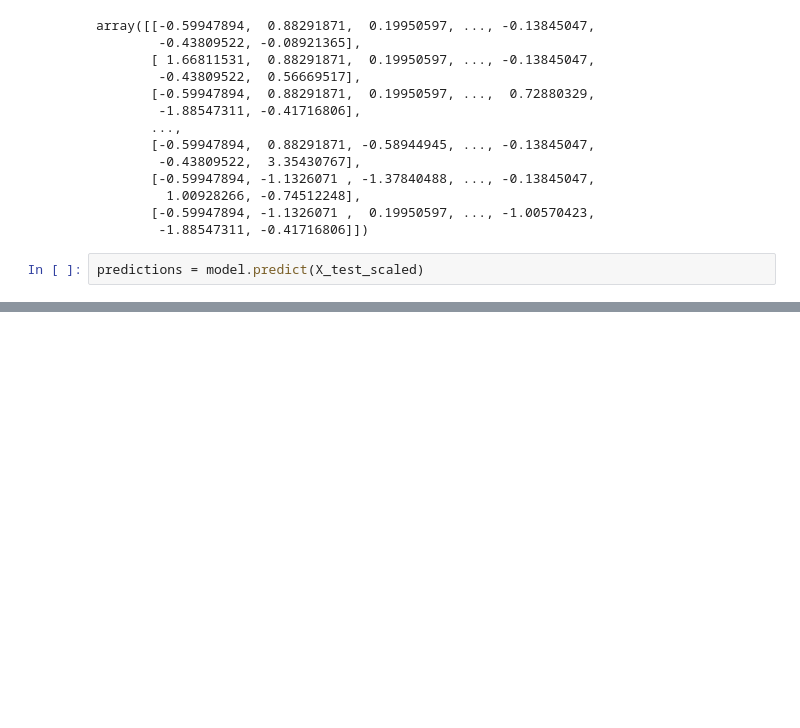
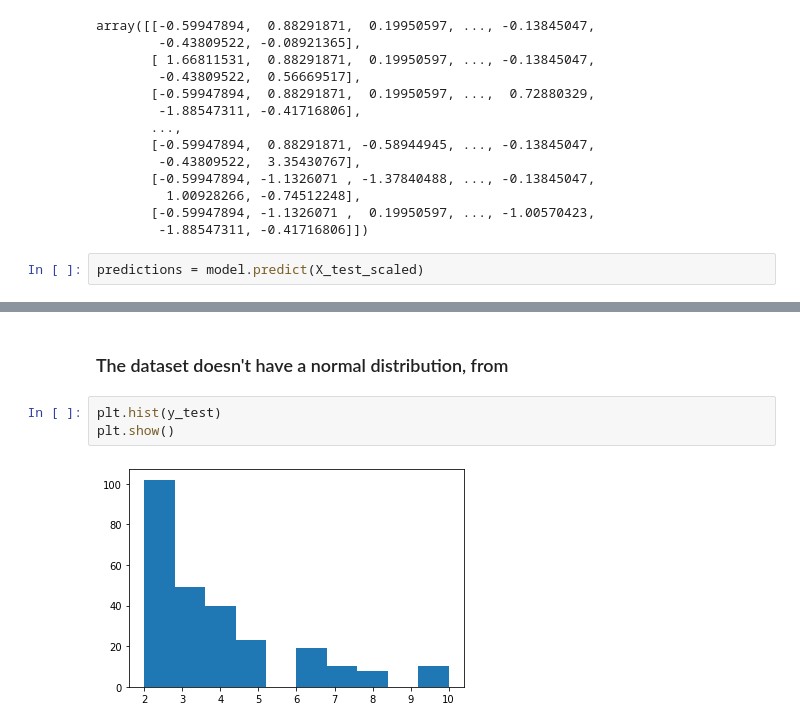
Before and after one commit to jaimiesj/health_outcomes, a Jupyter notebook: src/alcoholism.ipynb, the cells around one changed output, grey strips where cells are left out. Cells and saved outputs as stored; diff of their text form; blank space fills up the shorter version.

```diff
--- a/src/alcoholism.ipynb
+++ b/src/alcoholism.ipynb
@@ -117,0 +174,7 @@ array([ 3,  2,  2,  3,  2,  2,  6,  2,  2,  4,  4,  2,  2, 10,  2,  3,  2,
+# %% [markdown]
+### The dataset doesn't have a normal distribution, from
+# %%
+plt.hist(y_test)
+plt.show()
+# %% [output]
+[figure, added]
```
Also changed, not shown: parts of 8 cells of this notebook.
